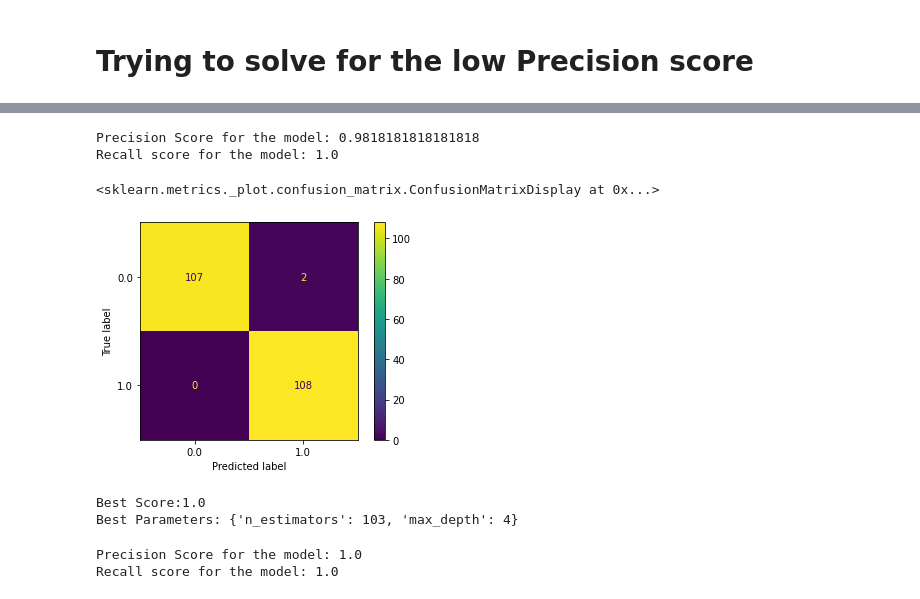
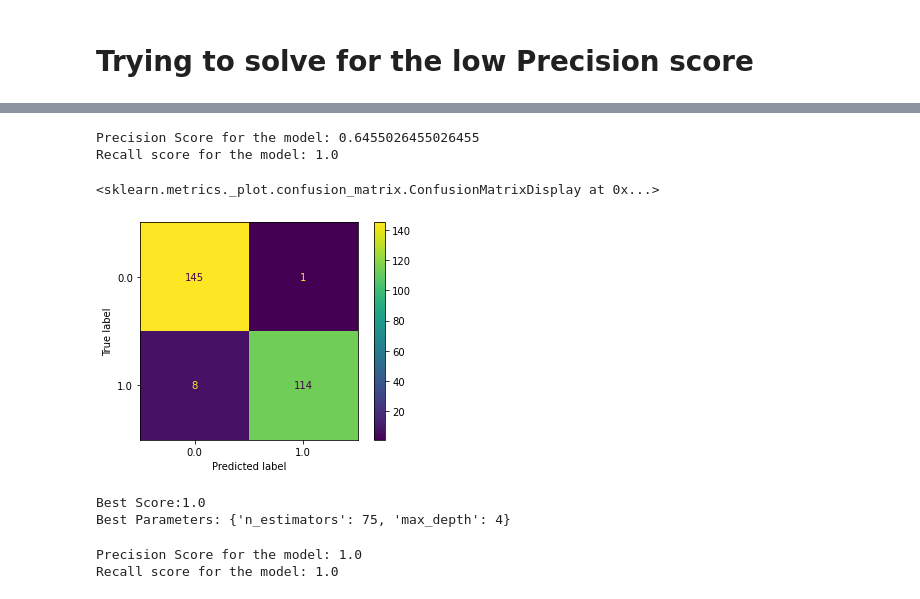
Before and after one commit to Saransh-Khasria/FraudDetection, a Jupyter notebook: 04. Modeling.ipynb, the cells around one changed output, grey strips where cells are left out. Saved outputs shown, nothing was run; the diff lists cells and outputs as text; code cells hidden in the pictures.

```diff
--- a/04. Modeling.ipynb
+++ b/04. Modeling.ipynb
@@ -23,8 +23,8 @@ pd.options.display.max_columns = 100
 libdir = os.chdir(r'C:\Users\Nidhi\Desktop\Saransh\FraudDetection')
 # %%
 file = r'./data/interim/preprocessed.csv'
-df = pd.read_csv(file,nrows = 750000)
-df.head(10)
+all_data = pd.read_csv(file)
+all_data.head(10)
 # %% [output]
 |  | amount | oldbalanceOrg | newbalanceOrig | oldbalanceDest | newbalanceDest | isFraud | type_CASH_IN | ... |
 | 0 | 9839.64 | 170136.00 | 160296.36 | 0.0 | 0.00 | 0 | 0 | ... |
@@ -37,5 +37,8 @@ df.head(10)
 | 7 | 7861.64 | 176087.23 | 168225.59 | 0.0 | 0.00 | 0 | 0 | ... |
 | 8 | 4024.36 | 2671.00 | 0.00 | 0.0 | 0.00 | 0 | 0 | ... |
 | 9 | 5337.77 | 41720.00 | 36382.23 | 41898.0 | 40348.79 | 0 | 0 | ... |
+# %%
+df = all_data.iloc[0:1000000]
+unseenData = all_data.iloc[1000000:]
 # %%
 print('Dataset shape is:',df.shape)
@@ -358,7 +371,7 @@ param = {'C':c}
 model = LogisticRegression(class_weight='balanced')
 clf  = GridSearchCV(model,param, cv = 5,scoring = 'roc_auc')
 
-clf.fit(X_train_scl_new,y_train_new)
+clf.fit(X_train_new,y_train_new)
 
 print("Best Score:" + str(clf.best_score_))
 print("Best Parameters: " + str(clf.best_params_))
@@ -400,5 +382,5 @@ Please also refer to the documentation for alternative solver options:
 # %%
 model = LogisticRegression(C=best_c,class_weight = 'balanced')
-model.fit(X_train_scl_new,y_train_new)
+model.fit(X_train_new,y_train_new)
 
 y_pred_new = model.predict(X_test_scl_new)
@@ -414,13 +388,13 @@ Please also refer to the documentation for alternative solver options:
 print('Precision Score for the model:', precision_score(y_test_new,y_pred_new))
 print('Recall score for the model:',recall_score(y_test_new,y_pred_new))
 # %% [output]
-Precision Score for the model: 0.9818181818181818
+Precision Score for the model: 0.6455026455026455
 Recall score for the model: 1.0
 # %%
-plot_confusion_matrix(model,X_test_scl_new, y_test_new)
+plot_confusion_matrix(model,X_test_new, y_test_new)
 # %% [output]
 <sklearn.metrics._plot.confusion_matrix.ConfusionMatrixDisplay at 0x...>
-[figure, old version]
+[figure, new version]
 # %%
 # Random Forest
 
@@ -431,7 +405,7 @@ param = {'n_estimators':est,'max_depth':depth}
 model = RandomForestClassifier(class_weight='balanced')
 clf = RandomizedSearchCV(model, param,cv = 5, scoring = 'roc_auc')
 
-clf.fit(X_train_scl_new,y_train_new)
+clf.fit(X_train_new,y_train_new)
 
 print("Best Score:" + str(clf.best_score_))
 print("Best Parameters: " + str(clf.best_params_))
@@ -439,7 +413,7 @@ best_est = clf.best_params_['n_estimators']
 best_depth = clf.best_params_['max_depth']
 # %% [output]
 Best Score:1.0
-Best Parameters: {'n_estimators': 103, 'max_depth': 4}
+Best Parameters: {'n_estimators': 75, 'max_depth': 4}
 # %%
 
 rand = RandomForestClassifier(n_estimators = best_est,max_depth = best_depth,class_weight='balanced')
```
Also changed, not shown: parts of 33 cells of this notebook.
